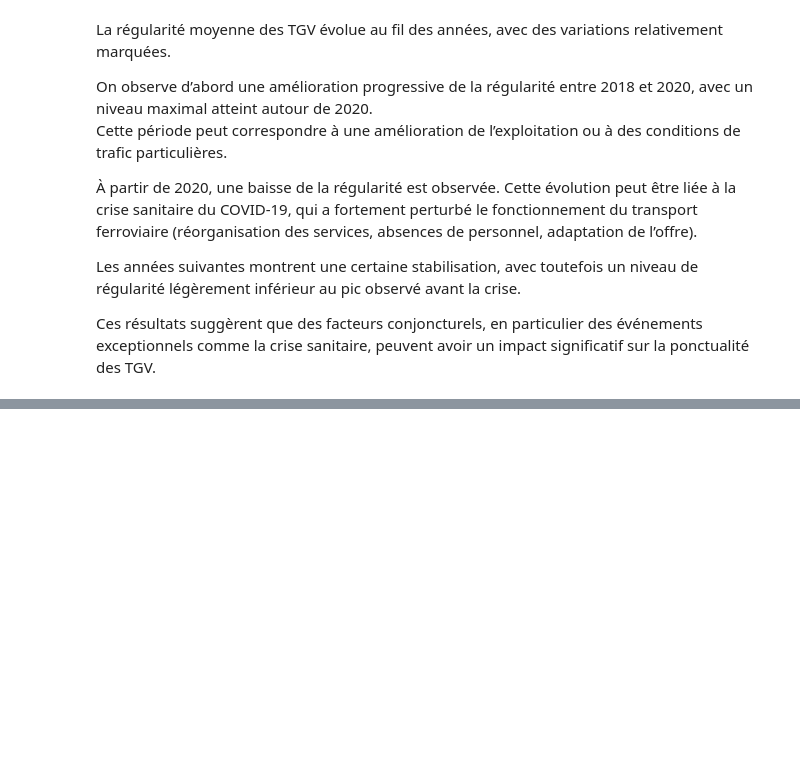
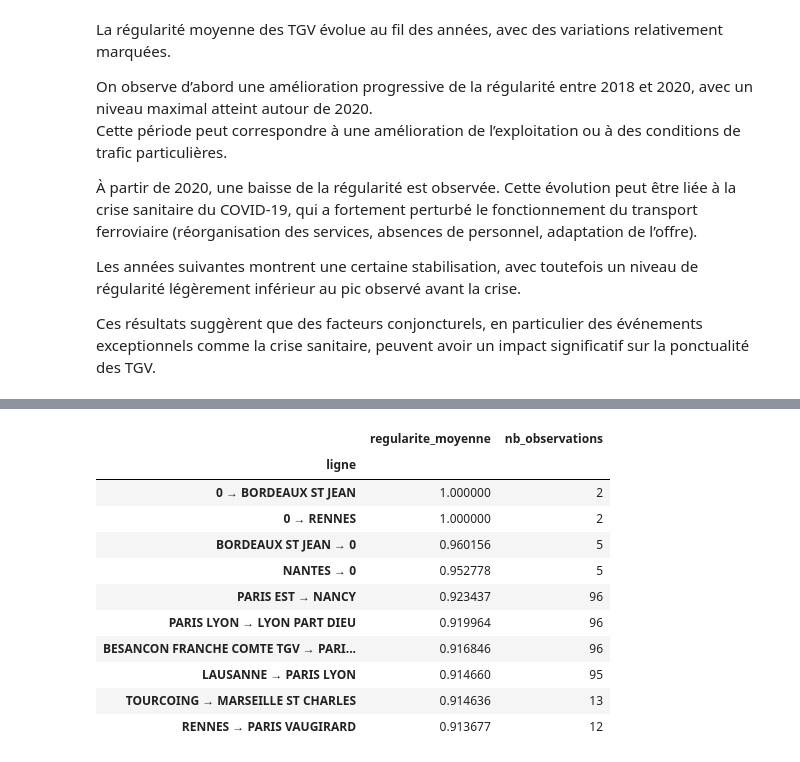
Before and after one commit to chamsisarra5-web/projet-info, a Jupyter notebook: projet_tgv.ipynb, the cells around one changed output, grey strips where cells are left out. Cells and saved outputs as stored; diff of their text form; code cells hidden in the pictures; blank space fills up the shorter version.

```diff
--- a/projet_tgv.ipynb
+++ b/projet_tgv.ipynb
@@ -357,0 +443,24 @@ Ces résultats suggèrent que des facteurs conjoncturels, en particulier des év
+# %%
+regularite_par_ligne = (
+    df_analyse.groupby("ligne")
+    .agg(
+        regularite_moyenne=("regularite_arrivee", "mean"),
+        nb_observations=("regularite_arrivee", "count")
+    )
+    .sort_values("regularite_moyenne", ascending=False)
+)
+
+regularite_par_ligne.head(10)
+# %% [output]
+|  | regularite_moyenne | nb_observations |
+| ligne |  |  |
+| 0 → BORDEAUX ST JEAN | 1.000000 | 2 |
+| 0 → RENNES | 1.000000 | 2 |
+| BORDEAUX ST JEAN → 0 | 0.960156 | 5 |
+| NANTES → 0 | 0.952778 | 5 |
+| PARIS EST → NANCY | 0.923437 | 96 |
+| PARIS LYON → LYON PART DIEU | 0.919964 | 96 |
+| BESANCON FRANCHE COMTE TGV → PARI... | 0.916846 | 96 |
+| LAUSANNE → PARIS LYON | 0.914660 | 95 |
+| TOURCOING → MARSEILLE ST CHARLES | 0.914636 | 13 |
+| RENNES → PARIS VAUGIRARD | 0.913677 | 12 |
```
Also changed, not shown: parts of 9 cells of this notebook.
